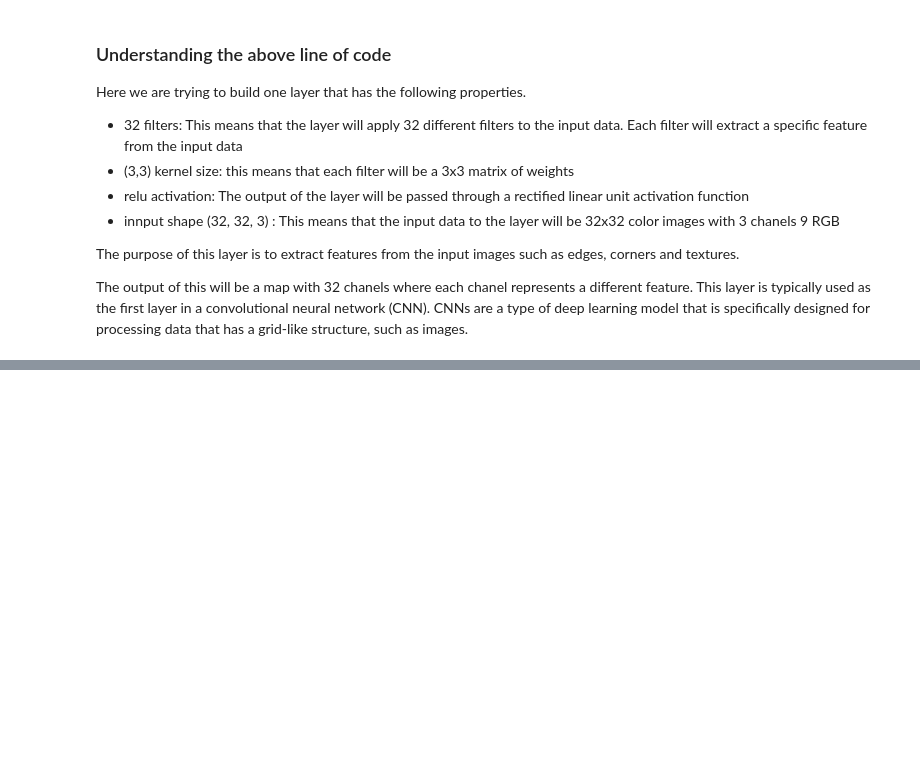
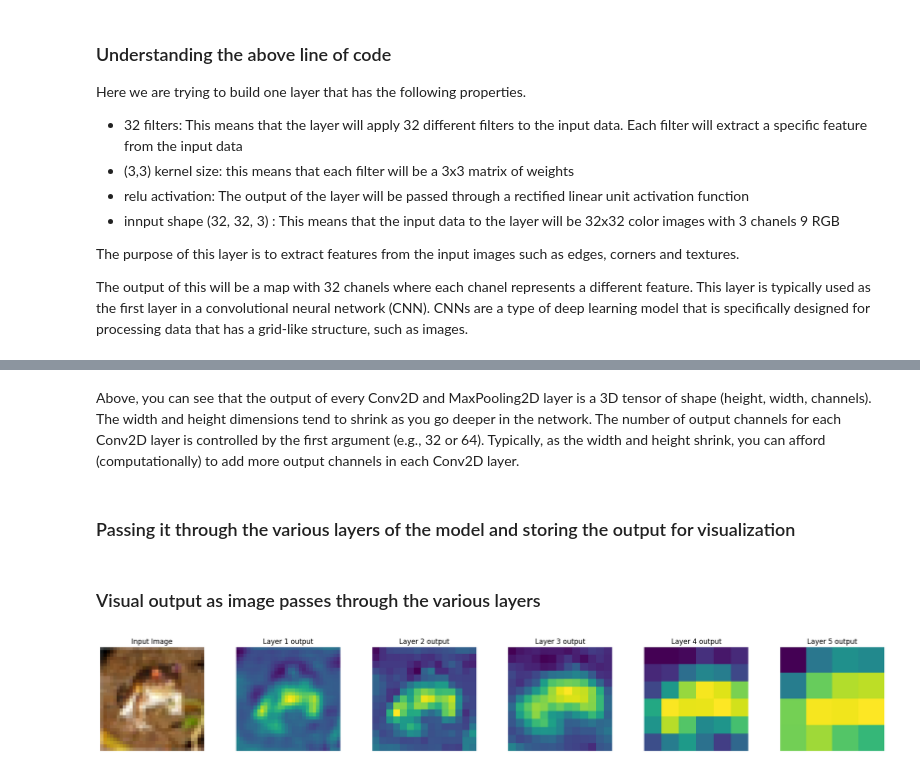
Before and after one commit to parthasarathydNU/gen-ai-coursework, a Jupyter notebook: cnn-intro/building_cnn.ipynb, the cells around one changed output, grey strips where cells are left out. Drawn from its saved outputs; the diff is of its cells as text; code cells hidden in the pictures; blank space fills up the shorter version.

```diff
--- a/cnn-intro/building_cnn.ipynb
+++ b/cnn-intro/building_cnn.ipynb
@@ -220,0 +240,9 @@ plt.show()
+# %%
+# Define the model
+model = tf.keras.Sequential([
+    tf.keras.layers.Conv2D(32, (3, 3), activation='relu', input_shape=(32, 32, 3)),
+    tf.keras.layers.MaxPooling2D((2, 2)),
+    tf.keras.layers.Conv2D(64, (3, 3), activation='relu'),
+    tf.keras.layers.MaxPooling2D((2, 2)),
+    tf.keras.layers.Conv2D(64, (3, 3), activation='relu')
+])
@@ -220,0 +271,39 @@ plt.show()
+# %% [markdown]
+Above, you can see that the output of every Conv2D and MaxPooling2D layer is a 3D tensor of shape (height, width, channels). The width and height dimensions tend to shrink as you go deeper in the network. The number of output channels for each Conv2D layer is controlled by the first argument (e.g., 32 or 64). Typically, as the width and height shrink, you can afford (computationally) to add more output channels in each Conv2D layer.
+# %% [markdown]
+### Passing it through the various layers of the model and storing the output for visualization
+# %%
+# List to hold output of each layer
+layer_outputs = []
+
+current_input = input_image # Along with extra dimension for batch
+# Pass the image through each layer sequentially
+for layer in model.layers:
+    current_input = layer(current_input)
+    layer_outputs.append(current_input.numpy())  # Ensure to convert tensor to numpy array for visualization
+# %% [markdown]
+### Visual output as image passes through the various layers
+# %%
+# Plotting
+# Change to one row with multiple columns
+fig, axes = plt.subplots(nrows=1, ncols=len(model.layers) + 1, figsize=(20, 3))  # Adjust figsize for better visibility in a horizontal layout
+
+# Visualize the input image
+axes[0].imshow(input_image[0])
+axes[0].set_title('Input Image')
+axes[0].axis('off')
+
+# Visualize the outputs of each layer
+for i, output in enumerate(layer_outputs):
+    # As convolution and pooling reduce dimensions, check if there's enough spatial dimension left for visualization
+    if output.shape[1] > 1 and output.shape[2] > 1:
+        # Summing over the channel dimension to visualize feature maps
+        feature_maps = np.sum(output[0, :, :, :], axis=-1)
+        axes[i+1].imshow(feature_maps, cmap='viridis')
+        axes[i+1].set_title(f'Layer {i+1} output')
+        axes[i+1].axis('off')
+
+plt.tight_layout()
+plt.show()
+# %% [output]
+[figure, added]
```
Also changed, not shown: parts of 28 cells of this notebook.
